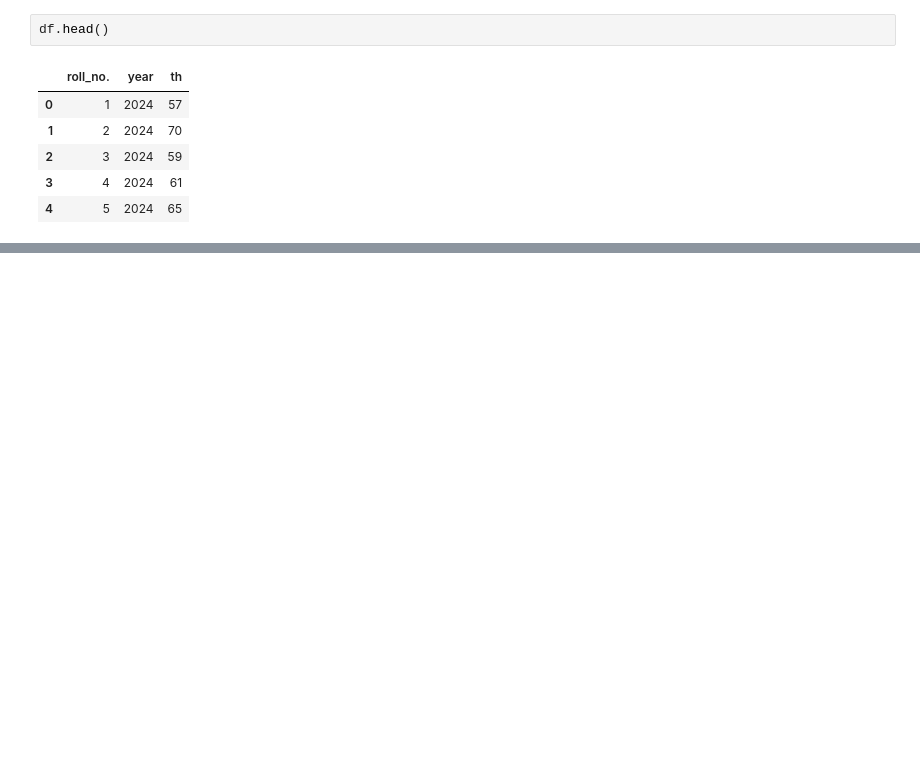
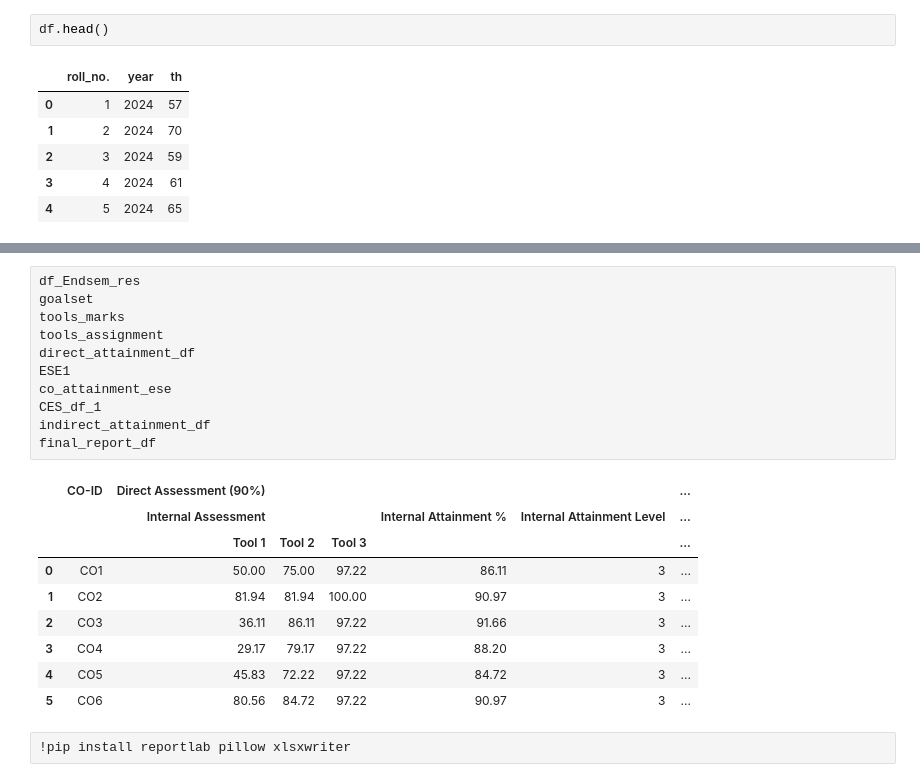
Before and after one commit to LitapTimus/Clg_Pro, a Jupyter notebook: calc.ipynb, the cells around one changed output, grey strips where cells are left out. Cells and saved outputs as stored; diff of their text form; blank space fills up the shorter version.

```diff
--- a/calc.ipynb
+++ b/calc.ipynb
@@ -516,0 +666,23 @@ NameError: name 'final_CO_attainment_df' is not defined
+# %%
+df_Endsem_res
+goalset
+tools_marks
+tools_assignment
+direct_attainment_df
+ESE1
+co_attainment_ese
+CES_df_1
+indirect_attainment_df
+final_report_df
+# %% [output]
+|  | CO-ID | Direct Assessment (90%) |  |  |  |  | ... |
+|  |  | Internal Assessment |  |  | Internal Attainment % | Internal Attainment Level | ... |
+|  |  | Tool 1 | Tool 2 | Tool 3 |  |  | ... |
+| 0 | CO1 | 50.00 | 75.00 | 97.22 | 86.11 | 3 | ... |
+| 1 | CO2 | 81.94 | 81.94 | 100.00 | 90.97 | 3 | ... |
+| 2 | CO3 | 36.11 | 86.11 | 97.22 | 91.66 | 3 | ... |
+| 3 | CO4 | 29.17 | 79.17 | 97.22 | 88.20 | 3 | ... |
+| 4 | CO5 | 45.83 | 72.22 | 97.22 | 84.72 | 3 | ... |
+| 5 | CO6 | 80.56 | 84.72 | 97.22 | 90.97 | 3 | ... |
+# %%
+!pip install reportlab pillow xlsxwriter
```
Also changed, not shown: parts of 8 cells of this notebook, 1 other file.
